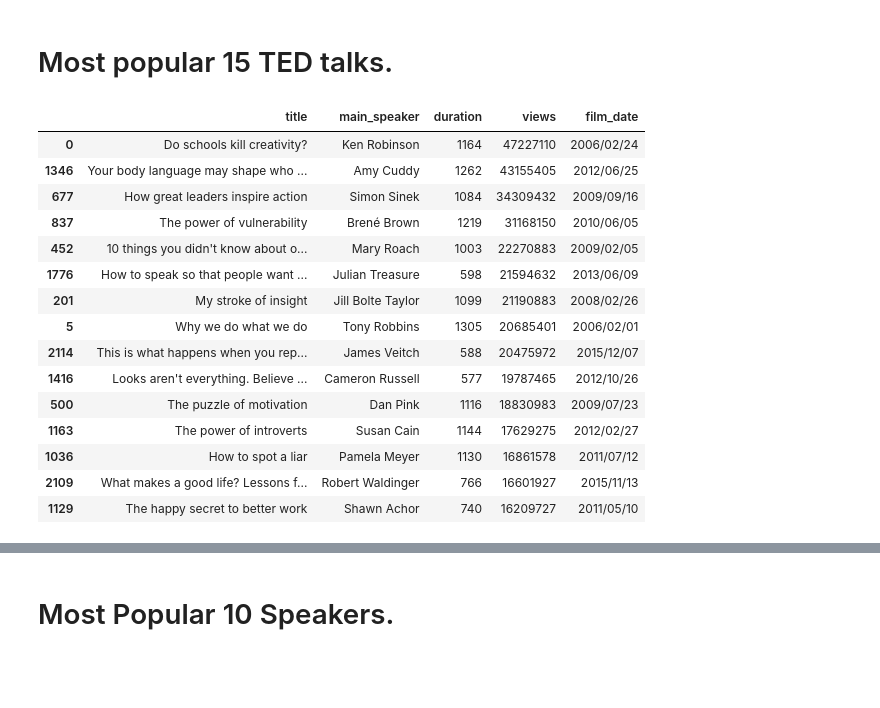
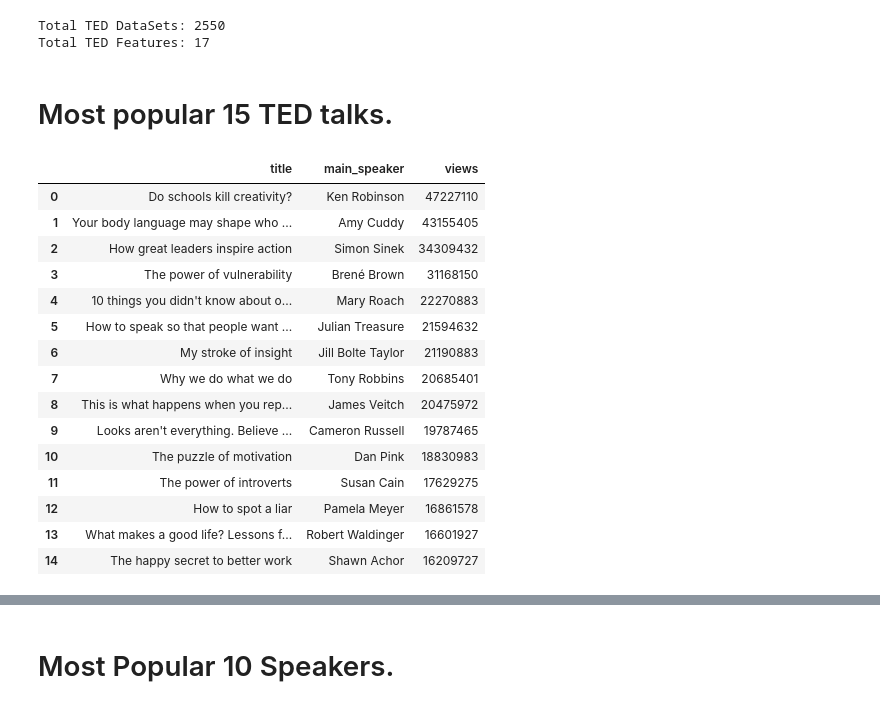
Before and after one commit to MengYao89/Data_Analysis, a Jupyter notebook: Real_World_Data_Analysis/TED_Talks/TED_Talk_Analysis.ipynb, the cells around one changed output, grey strips where cells are left out. Cells and saved outputs as stored; diff of their text form; code cells hidden in the pictures; blank space fills up the shorter version.

```diff
--- a/Real_World_Data_Analysis/TED_Talks/TED_Talk_Analysis.ipynb
+++ b/Real_World_Data_Analysis/TED_Talks/TED_Talk_Analysis.ipynb
@@ -108,15 +104,0 @@ convert the Unix timestamps into a human readable format.
-# %%
-import datetime
-
-# timestamp to readable time transfer function
-def unix_data_to_normal(time_stamp):
-    return datetime.datetime.fromtimestamp(time_stamp).strftime('%Y/%m/%d')
-
-# transfer the film_date and published_date
-df['film_date'] = df['film_date'].apply(unix_data_to_normal)
-# df['film_date'] = df['film_date'].map(lambda x: datetime.datetime.fromtimestamp(x).strftime('%Y/%m/%d'))
-
-df['published_date'] = df['published_date'].apply(unix_data_to_normal)
-# df['published_date'] = df['published_date'].map(lambda x: datetime.datetime.fromtimestamp(x).strftime('%Y/%m/%d'))
-
-df.head()
@@ -130,24 +105,30 @@ df.head()
+# %%
+print('Total TED DataSets: {}'.format(df.shape[0]))
+print('Total TED Features: {}'.format(df.shape[1]))
+# %% [output]
+Total TED DataSets: 2550
+Total TED Features: 17
 # %% [markdown]
 # Most popular 15 TED talks.
 # %%
-pop_ted = df[['title', 'main_speaker', 'duration','views', 'film_date']]
-pop_ted = pop_ted.sort_values(by='views', ascending=False)[:15]
+pop_ted = df[['title', 'main_speaker','views']]
+pop_ted = pop_ted.sort_values(by='views', ascending=False)[:15].reset_index(drop=True)
 pop_ted
 # %% [output]
-|  | title | main_speaker | duration | views | film_date |
-| 0 | Do schools kill creativity? | Ken Robinson | 1164 | 47227110 | 2006/02/24 |
-| 1346 | Your body language may shape who ... | Amy Cuddy | 1262 | 43155405 | 2012/06/25 |
-| 677 | How great leaders inspire action | Simon Sinek | 1084 | 34309432 | 2009/09/16 |
-| 837 | The power of vulnerability | Brené Brown | 1219 | 31168150 | 2010/06/05 |
-| 452 | 10 things you didn't know about o... | Mary Roach | 1003 | 22270883 | 2009/02/05 |
-| 1776 | How to speak so that people want ... | Julian Treasure | 598 | 21594632 | 2013/06/09 |
-| 201 | My stroke of insight | Jill Bolte Taylor | 1099 | 21190883 | 2008/02/26 |
-| 5 | Why we do what we do | Tony Robbins | 1305 | 20685401 | 2006/02/01 |
-| 2114 | This is what happens when you rep... | James Veitch | 588 | 20475972 | 2015/12/07 |
-| 1416 | Looks aren't everything. Believe ... | Cameron Russell | 577 | 19787465 | 2012/10/26 |
-| 500 | The puzzle of motivation | Dan Pink | 1116 | 18830983 | 2009/07/23 |
-| 1163 | The power of introverts | Susan Cain | 1144 | 17629275 | 2012/02/27 |
-| 1036 | How to spot a liar | Pamela Meyer | 1130 | 16861578 | 2011/07/12 |
-| 2109 | What makes a good life? Lessons f... | Robert Waldinger | 766 | 16601927 | 2015/11/13 |
-| 1129 | The happy secret to better work | Shawn Achor | 740 | 16209727 | 2011/05/10 |
+|  | title | main_speaker | views |
+| 0 | Do schools kill creativity? | Ken Robinson | 47227110 |
+| 1 | Your body language may shape who ... | Amy Cuddy | 43155405 |
+| 2 | How great leaders inspire action | Simon Sinek | 34309432 |
+| 3 | The power of vulnerability | Brené Brown | 31168150 |
+| 4 | 10 things you didn't know about o... | Mary Roach | 22270883 |
+| 5 | How to speak so that people want ... | Julian Treasure | 21594632 |
+| 6 | My stroke of insight | Jill Bolte Taylor | 21190883 |
+| 7 | Why we do what we do | Tony Robbins | 20685401 |
+| 8 | This is what happens when you rep... | James Veitch | 20475972 |
+| 9 | Looks aren't everything. Believe ... | Cameron Russell | 19787465 |
+| 10 | The puzzle of motivation | Dan Pink | 18830983 |
+| 11 | The power of introverts | Susan Cain | 17629275 |
+| 12 | How to spot a liar | Pamela Meyer | 16861578 |
+| 13 | What makes a good life? Lessons f... | Robert Waldinger | 16601927 |
+| 14 | The happy secret to better work | Shawn Achor | 16209727 |
 # %%
```
Also changed, not shown: parts of 28 cells of this notebook, 1 other file.
